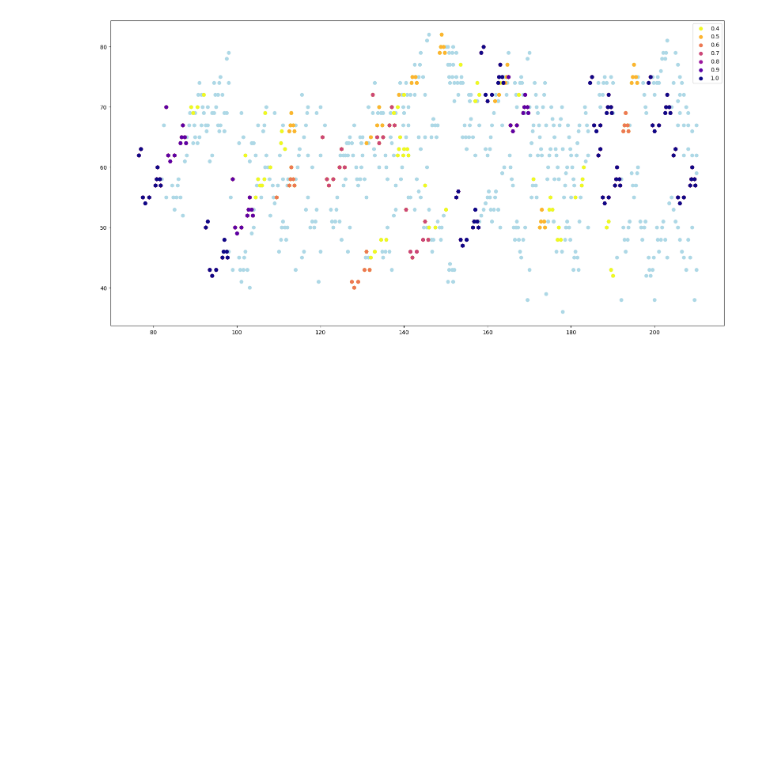
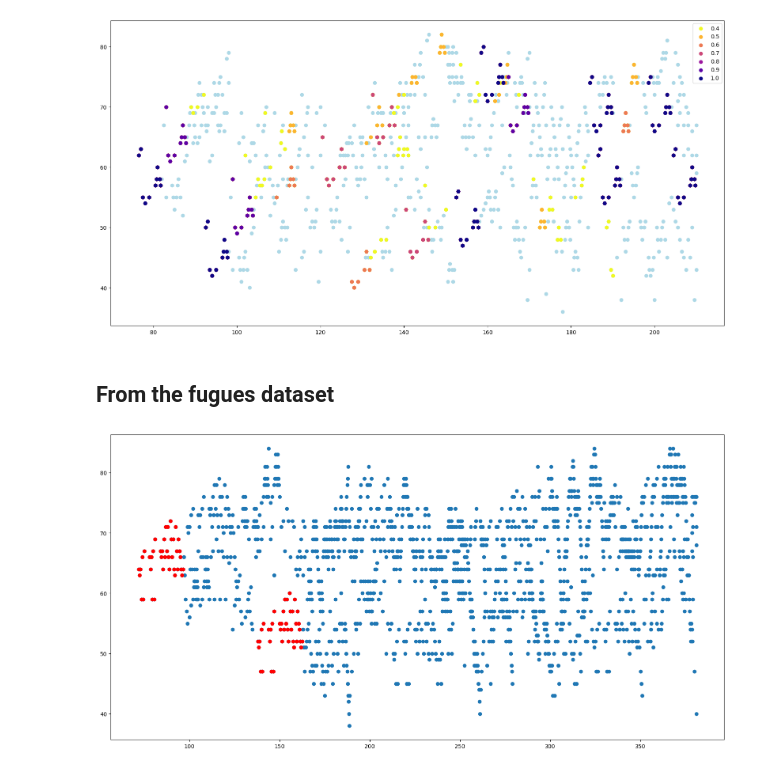
Before and after one commit to FRANCHI-Charles/MIDI-pattern-detection, a Jupyter notebook: bachtest.ipynb, the cells around one changed output. Cells and saved outputs as stored; diff of their text form; code cells hidden in the pictures; blank space fills up the shorter version.

```diff
--- a/bachtest.ipynb
+++ b/bachtest.ipynb
@@ -205,3 +200,23 @@ plt.legend()
 plt.show()
 # %% [output]
 [figure]
+# %% [markdown]
+## From the fugues dataset
+# %%
+IMAGE = load_pickle_data(os.path.join("Fugues_data", "data.pkl"))["BWV_0900"]
+fugua = sorted(IMAGE, key=lambda x: x[0])
+
+length_subject = 40
+quantization = 16
+
+
+subject = fugua[:length_subject]
+subject_onsets = erosion(fugua, subject)
+subject_all = dilation(subject_onsets, subject)
+
+plt.figure(figsize=(20, 10))
+plt.scatter(*zip(*fugua))
+plt.scatter(*zip(*subject_all), color='red')
+plt.show()
+# %% [output]
+[figure, added]
```
Also changed, not shown: parts of 10 cells of this notebook, 12 other files.
